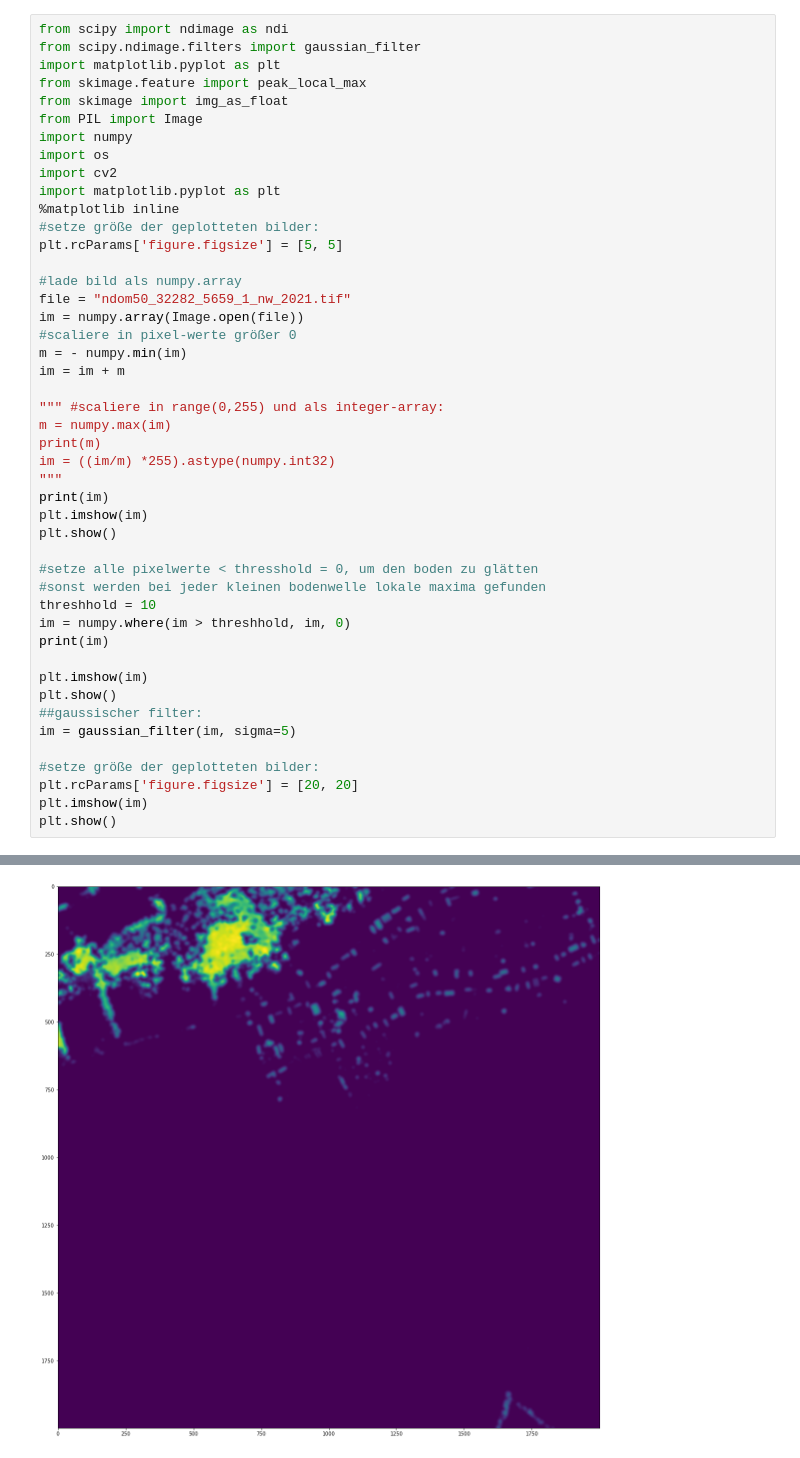
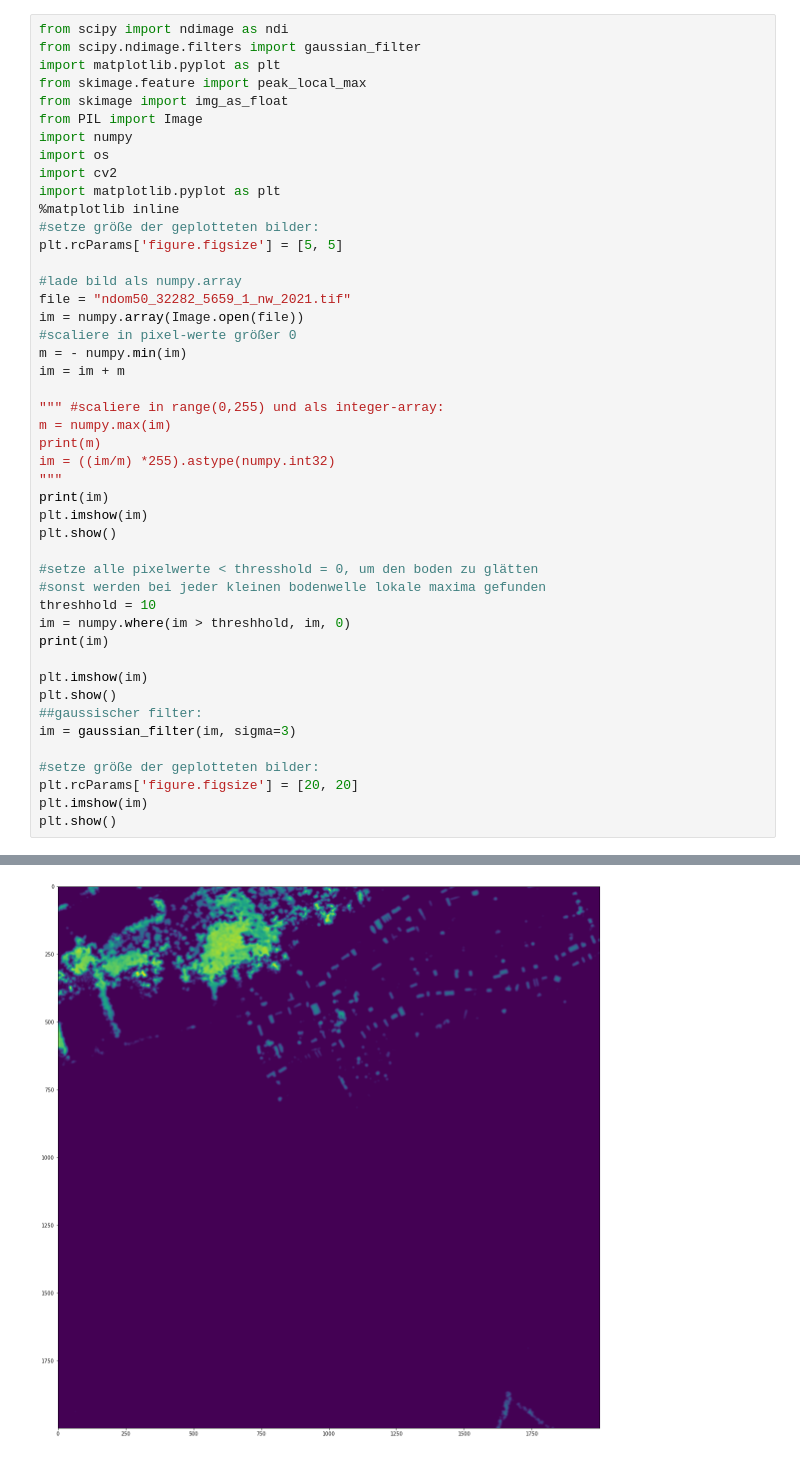
Before and after one commit to JanFfm/lidar-vegetation-data, a Jupyter notebook: tree_clustering.ipynb, the cells around one changed output, grey strips where cells are left out. Saved outputs shown, nothing was run; the diff lists cells and outputs as text.

```diff
--- a/tree_clustering.ipynb
+++ b/tree_clustering.ipynb
@@ -33,35 +33,35 @@ plt.show()
 #sonst werden bei jeder kleinen bodenwelle lokale maxima gefunden
 threshhold = 10
 im = numpy.where(im > threshhold, im, 0)
 print(im)
 
 plt.imshow(im)
 plt.show()
 ##gaussischer filter:
-im = gaussian_filter(im, sigma=5)
+im = gaussian_filter(im, sigma=3)
 
 #setze größe der geplotteten bilder:
 plt.rcParams['figure.figsize'] = [20, 20]
 plt.imshow(im)
 plt.show()
 # %% [output]
 [[3.2399998 3.2399998 3.2300014 ... 3.2300034 3.1800003 3.170002 ]
  [3.2600002 3.2600002 3.25      ... 3.170002  3.119999  3.1800003]
  [3.250002  3.2600002 3.2399998 ... 3.1599998 3.1600037 3.2299995]
  ...
  [3.0700035 3.0900002 3.0700035 ... 3.2399979 3.2400017 3.2600021]
  [3.0699997 3.1000023 3.0600014 ... 3.2400017 3.25      3.25     ]
  [3.0800018 3.0800018 3.0100021 ... 3.2700005 3.2600021 3.2300034]]
 [figure]
 [[0. 0. 0. ... 0. 0. 0.]
  [0. 0. 0. ... 0. 0. 0.]
  [0. 0. 0. ... 0. 0. 0.]
  ...
  [0. 0. 0. ... 0. 0. 0.]
  [0. 0. 0. ... 0. 0. 0.]
  [0. 0. 0. ... 0. 0. 0.]]
 [figure]
-[figure, old version]
+[figure, new version]
 # %%
 #wenn hier die maxima im einfarbigen bereich auftauchen, ist der threshold oben zu niedrig
 #hier kann über den min-distance-wert skaliert werden:
```
Also changed, not shown: parts of 1 cell of this notebook.
